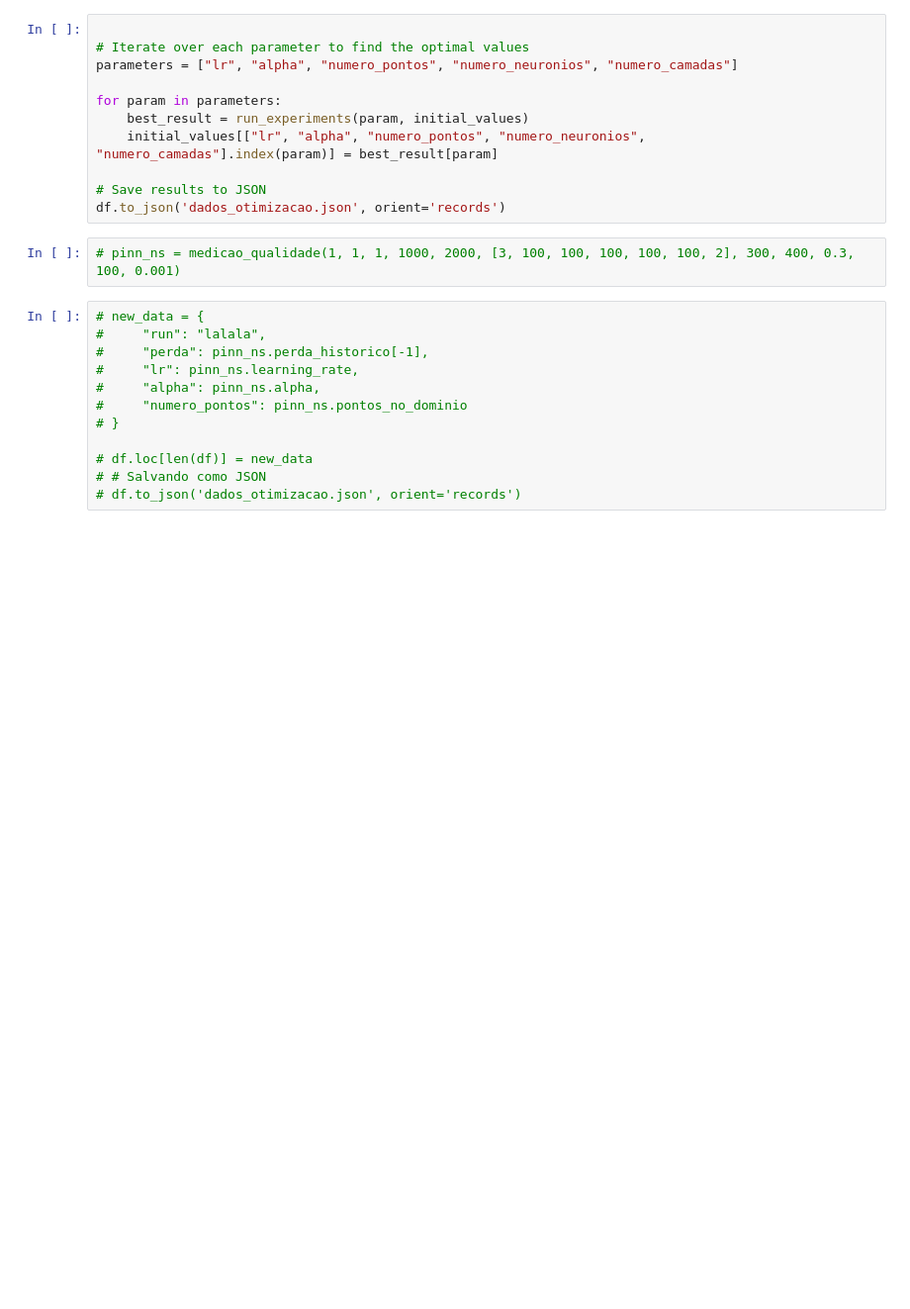
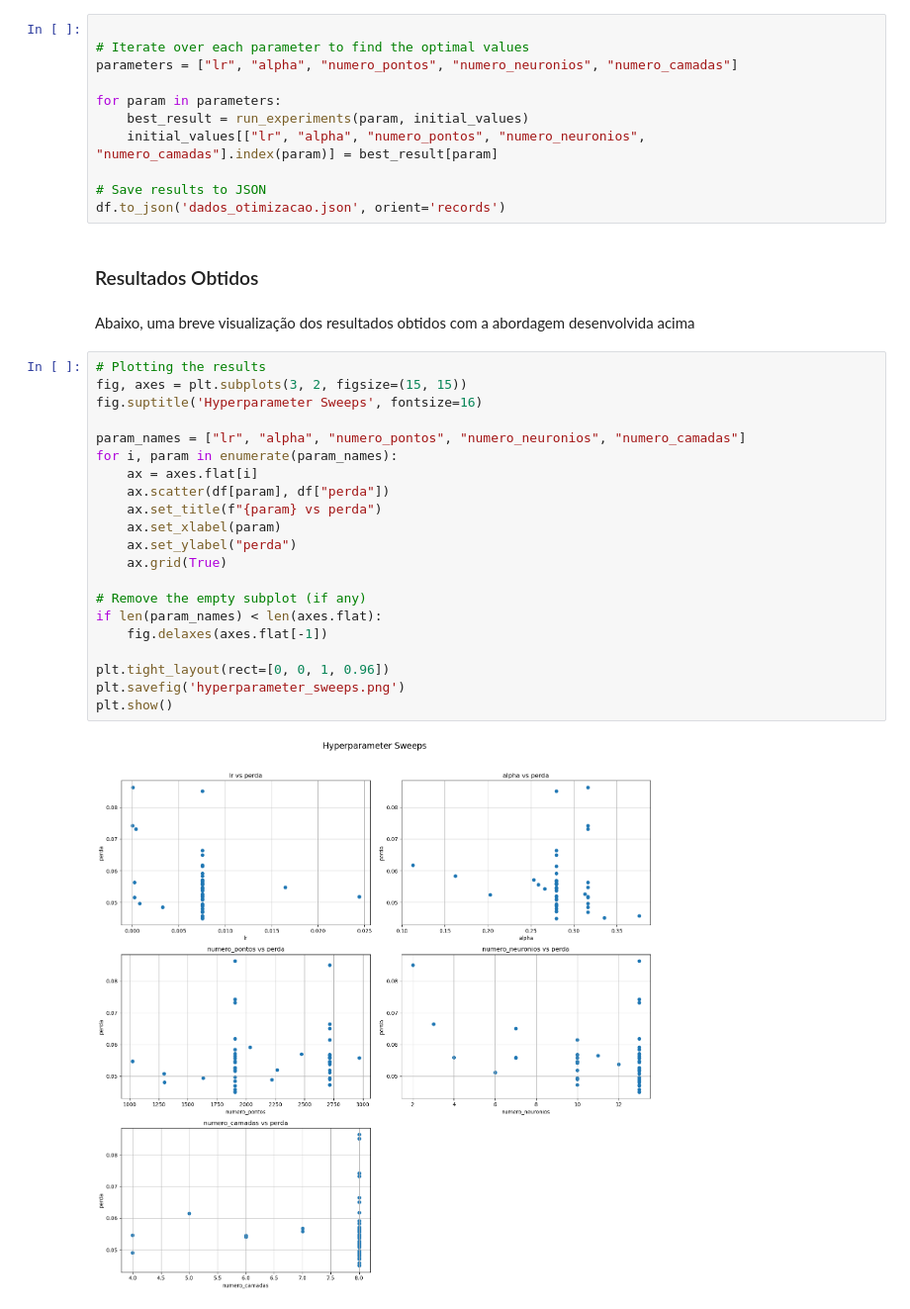
Before and after one commit to lucascarvalho10/atividades_ic, a Jupyter notebook: parte_a_navier_stokes/otimizacao_manual.ipynb, the cells around one changed output. Shown at 99% size. Cells and saved outputs as stored; diff of their text form; blank space fills up the shorter version.

Commit message:
:rocket: lunched new analysis and results

```diff
--- a/parte_a_navier_stokes/otimizacao_manual.ipynb
+++ b/parte_a_navier_stokes/otimizacao_manual.ipynb
@@ -660,17 +629,30 @@ for param in parameters:
 
 # Save results to JSON
 df.to_json('dados_otimizacao.json', orient='records')
-# %%
-# pinn_ns = medicao_qualidade(1, 1, 1, 1000, 2000, [3, 100, 100, 100, 100, 100, 2], 300, 400, 0.3, 100, 0.001)
-# %%
-# new_data = {
-#     "run": "lalala",
-#     "perda": pinn_ns.perda_historico[-1],
-#     "lr": pinn_ns.learning_rate,
-#     "alpha": pinn_ns.alpha,
-#     "numero_pontos": pinn_ns.pontos_no_dominio
-# }
-
-# df.loc[len(df)] = new_data
-# # Salvando como JSON
-# df.to_json('dados_otimizacao.json', orient='records')
+# %% [markdown]
+### Resultados Obtidos
+# %% [markdown]
+Abaixo, uma breve visualização dos resultados obtidos com a abordagem desenvolvida acima
+# %%
+# Plotting the results
+fig, axes = plt.subplots(3, 2, figsize=(15, 15))
+fig.suptitle('Hyperparameter Sweeps', fontsize=16)
+
+param_names = ["lr", "alpha", "numero_pontos", "numero_neuronios", "numero_camadas"]
+for i, param in enumerate(param_names):
+    ax = axes.flat[i]
+    ax.scatter(df[param], df["perda"])
+    ax.set_title(f"{param} vs perda")
+    ax.set_xlabel(param)
+    ax.set_ylabel("perda")
+    ax.grid(True)
+
+# Remove the empty subplot (if any)
+if len(param_names) < len(axes.flat):
+    fig.delaxes(axes.flat[-1])
+
+plt.tight_layout(rect=[0, 0, 1, 0.96])
+plt.savefig('hyperparameter_sweeps.png')
+plt.show()
+# %% [output]
+[figure, added]
```
Also changed, not shown: parts of 15 cells of this notebook, 2 other files.
